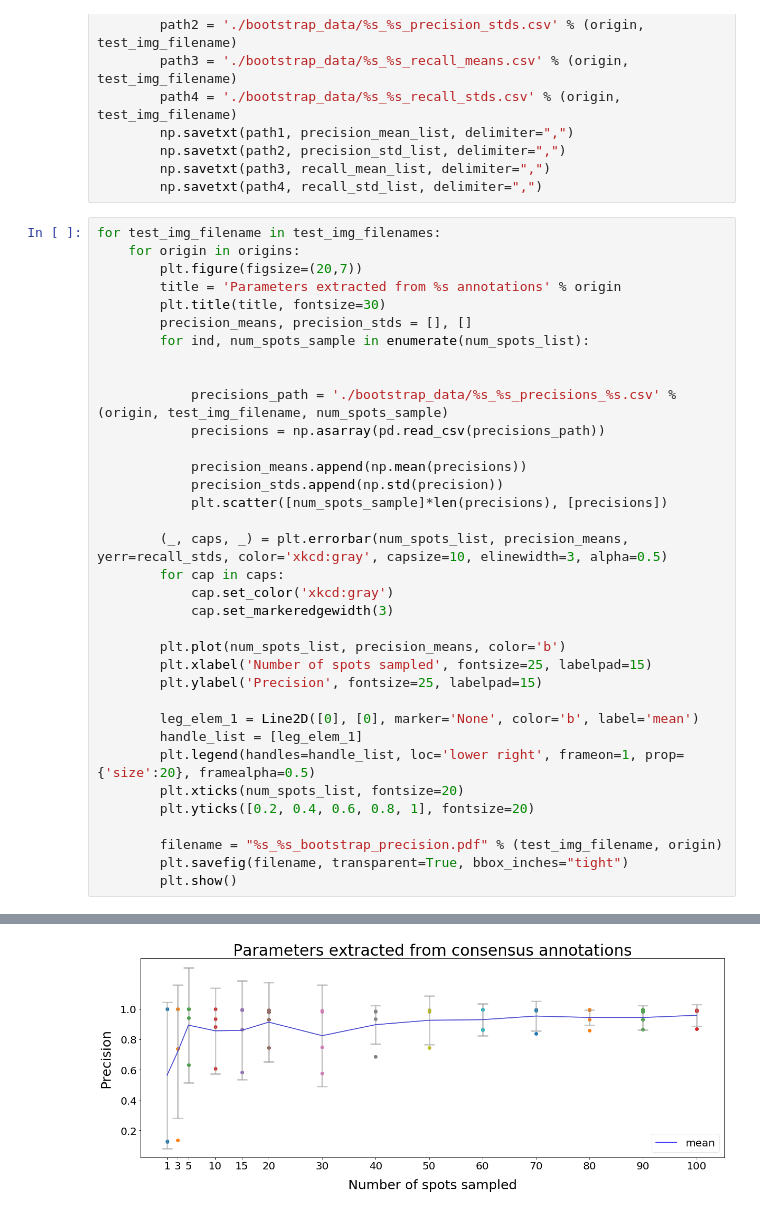
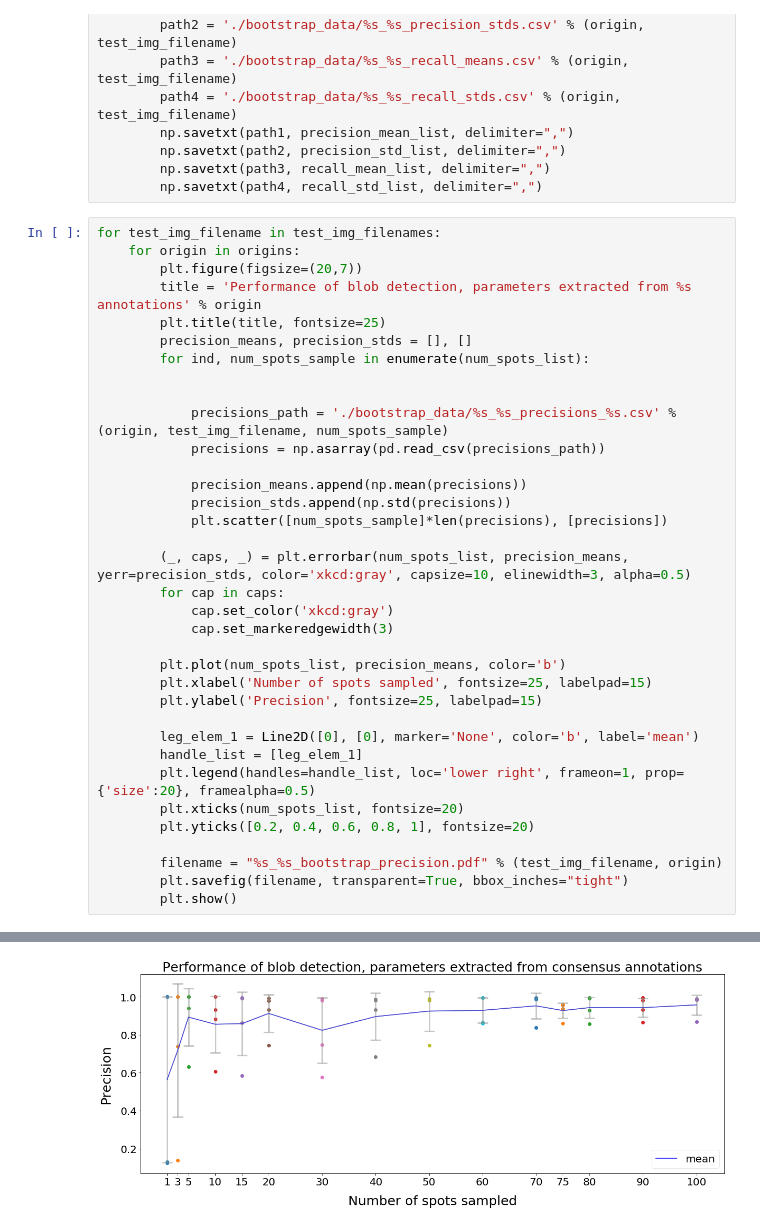
Before and after one commit to czbiohub-sf/instapaper, a Jupyter notebook: figures/MT/fig_4/RCA/bootstrap.ipynb, the cells around one changed output, grey strips where cells are left out. Drawn from its saved outputs; the diff is of its cells as text.

Commit message:
updated rca bootstrap plot titles

```diff
--- a/figures/MT/fig_4/RCA/bootstrap.ipynb
+++ b/figures/MT/fig_4/RCA/bootstrap.ipynb
@@ -186,8 +191,8 @@ for ind, test_img_filename in enumerate(test_img_filenames):
 for test_img_filename in test_img_filenames:
     for origin in origins:
         plt.figure(figsize=(20,7))
-        title = 'Parameters extracted from %s annotations' % origin
-        plt.title(title, fontsize=30)
+        title = 'Performance of blob detection, parameters extracted from %s annotations' % origin
+        plt.title(title, fontsize=25)
         precision_means, precision_stds = [], []
         for ind, num_spots_sample in enumerate(num_spots_list):
 
@@ -196,10 +201,10 @@ for test_img_filename in test_img_filenames:
             precisions = np.asarray(pd.read_csv(precisions_path))
 
             precision_means.append(np.mean(precisions))
-            precision_stds.append(np.std(precision))
+            precision_stds.append(np.std(precisions))
             plt.scatter([num_spots_sample]*len(precisions), [precisions])
 
-        (_, caps, _) = plt.errorbar(num_spots_list, precision_means, yerr=recall_stds, color='xkcd:gray', capsize=10, elinewidth=3, alpha=0.5)
+        (_, caps, _) = plt.errorbar(num_spots_list, precision_means, yerr=precision_stds, color='xkcd:gray', capsize=10, elinewidth=3, alpha=0.5)
         for cap in caps:
             cap.set_color('xkcd:gray')
             cap.set_markeredgewidth(3)
@@ -222,4 +227,4 @@ for test_img_filename in test_img_filenames:
-[figure, old version]
+[figure, new version]
 # %%
 for test_img_filename in test_img_filenames:
     for origin in origins:
```
Also changed, not shown: parts of 3 cells of this notebook, 4 other files.
